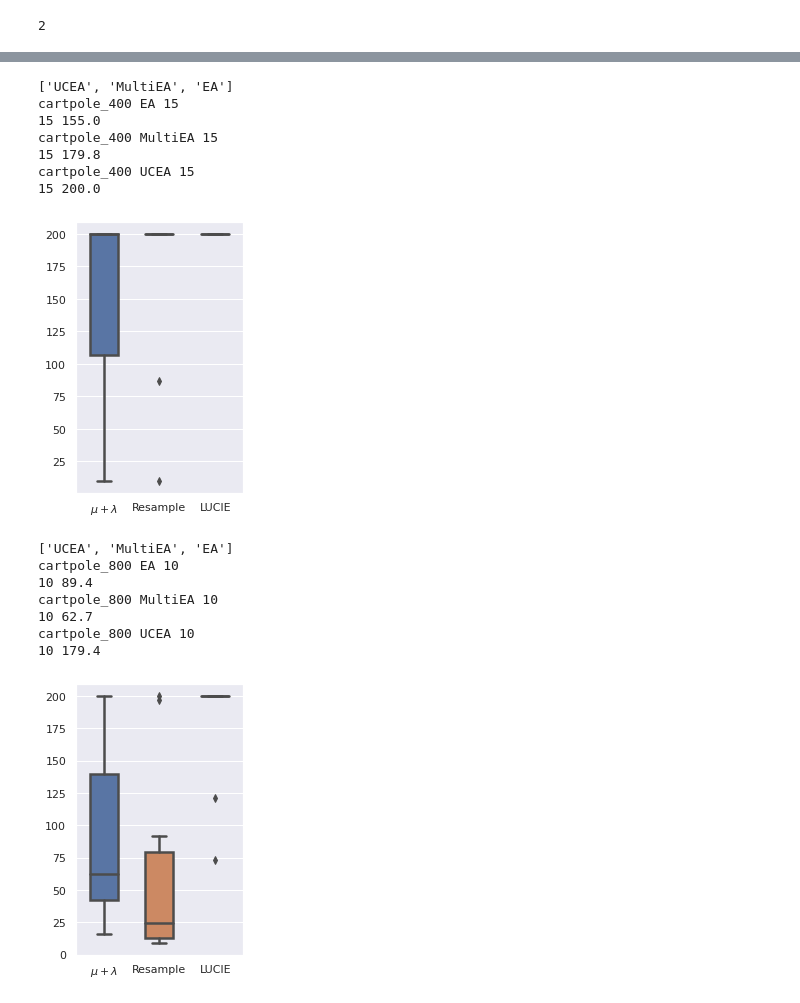
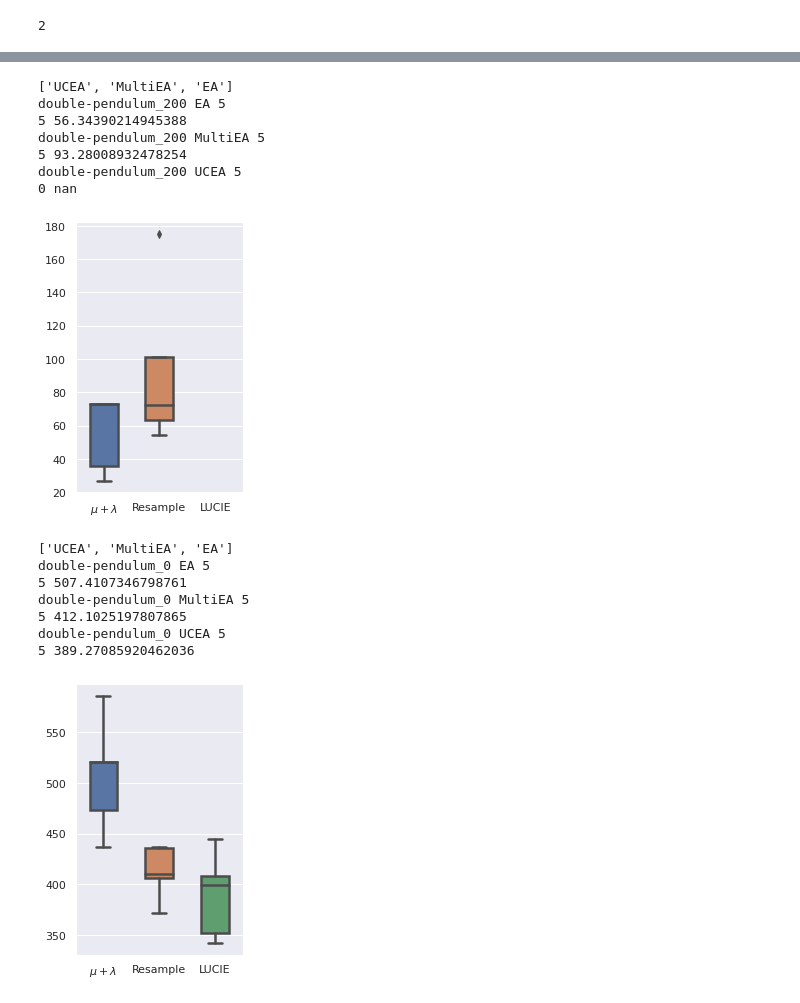
Before and after one commit to TemplierPaul/pyUCEA, a Jupyter notebook: LUCIE-plot.ipynb, the cells around one changed output, grey strips where cells are left out. Drawn from its saved outputs; the diff is of its cells as text; code cells hidden in the pictures.

Commit message:
Plot scripts

```diff
--- a/LUCIE-plot.ipynb
+++ b/LUCIE-plot.ipynb
@@ -118,7 +100,16 @@ class GroupedRun:
 entity = "sureli"
 project = "lucie-robot"
 # jobs = None
-jobs = [10000, 10100, 10101]
+# jobs = [10000, 10100, 10101]
+
+# Cartpole
+# jobs = [775104, 775105, 775106, 775108, 775116]
+# Acrobot
+# jobs = [775100, 775101, 775102, 775103, 775117]
+# double-pendulum
+jobs = [17000, 17001, 17002, 17003, 17004]
+
+
 max_evals = 20000
 
 colors = {
@@ -194,7 +185,10 @@ cartpole_800 EA fitness 10
 for g, runs in games.items():
     y = "cost"
     a = "UCEA"
-    r = runs[a]
+    try:
+        r = runs[a]
+    except:
+        continue
     # Cost plot
     group = GroupedRun(a, r)
     print(f"{g} {a} {y} {len(group)}")
@@ -217,6 +211,6 @@ for g, runs in games.items():
 plt.legend(loc="lower right")
 # plt.title(f"{g}")
 # save figure without borders
-plt.savefig(f"paper_figures/cost_LUCIE.png", bbox_inches="tight")
+plt.savefig(f"paper_figures/cost_LUCIE_{g.split('_')[0]}.png", bbox_inches="tight")
 plt.show()
 # %% [output]
@@ -264,47 +258,52 @@ cartpole_800 EA cost 10
 sns.set(rc={'figure.figsize':(3, 5)})
 
 boxplot_order = ["EA", "MultiEA", "UCEA"]
 # boxplot_order = ['UCEA', 'MultiEA', 'EA']
 for g, runs in games.items():
     data = []
     # boxplot_order = list(runs.keys())
     print(list(runs.keys()))
     fig, ax = plt.subplots()
+    labels = []
     for a in boxplot_order:
-        r = runs[a]
+        try:
+            r = runs[a]
+        except:
+            continue
+        labels.append(rename[a] if a in rename else a)
         # Fitness plot
         group = GroupedRun(a, r)
         print(f"{g} {a} {len(group)}")
         val = group.get_field(field="final validation fitness")
         # print(val)
         print(len(val), np.mean(val))
         data.append(val)
     sns.boxplot(
             data=data,
             linewidth=2.5,
             width=0.5,
         )
     # set labels
-    ax.set_xticklabels([rename[a] for a in boxplot_order])
+    ax.set_xticklabels(labels)
     # smaller width
     # ax.tick_params(axis="x", which="major", width=1)
 
     plt.savefig(f"paper_figures/boxplot_{g}.png", bbox_inches="tight")
     plt.show()
 # %% [output]
 ['UCEA', 'MultiEA', 'EA']
-cartpole_400 EA 15
-15 155.0
-cartpole_400 MultiEA 15
-15 179.8
-cartpole_400 UCEA 15
-15 200.0
+double-pendulum_200 EA 5
+5 56.34390214945388
+double-pendulum_200 MultiEA 5
+5 93.28008932478254
+double-pendulum_200 UCEA 5
+0 nan
-[figure, old version]
+[figure, new version]
 ['UCEA', 'MultiEA', 'EA']
-cartpole_800 EA 10
-10 89.4
-cartpole_800 MultiEA 10
-10 62.7
-cartpole_800 UCEA 10
-10 179.4
+double-pendulum_0 EA 5
+5 507.4107346798761
+double-pendulum_0 MultiEA 5
+5 412.1025197807865
+double-pendulum_0 UCEA 5
+5 389.27085920462036
-[figure, old version]
+[figure, new version]
```
Also changed, not shown: parts of 9 cells of this notebook, 1 other file.
